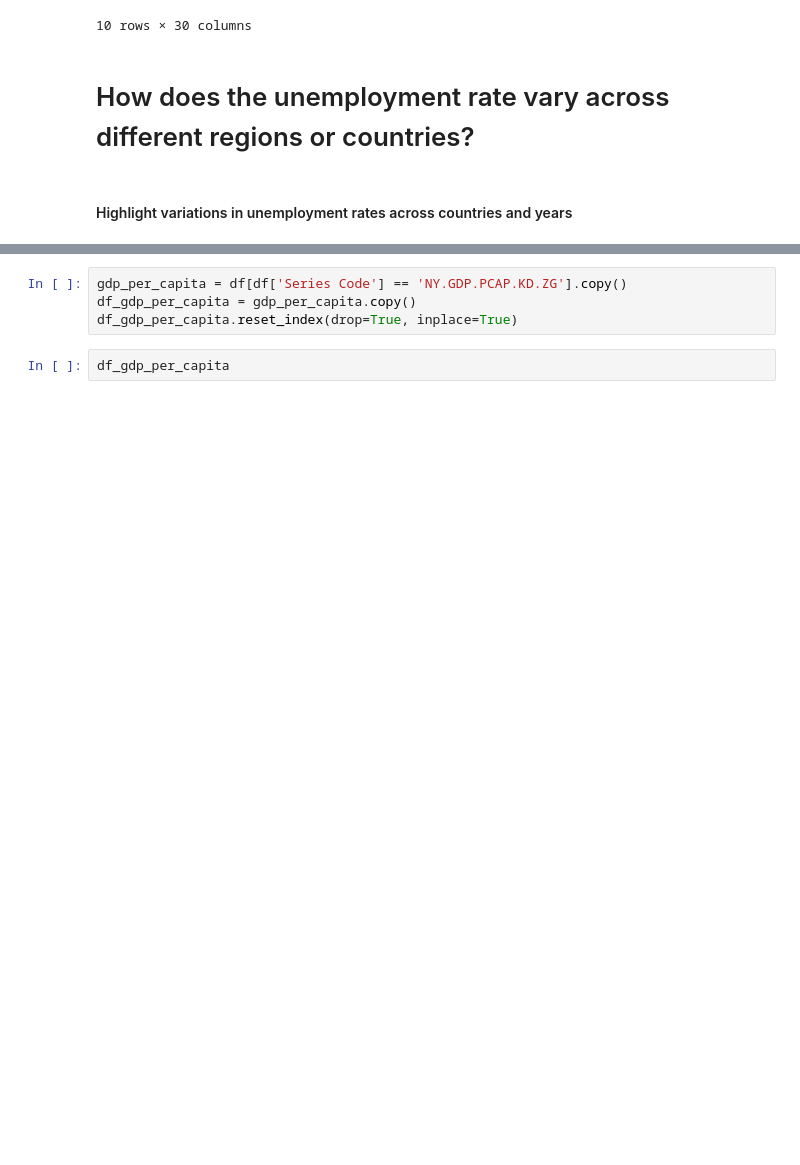
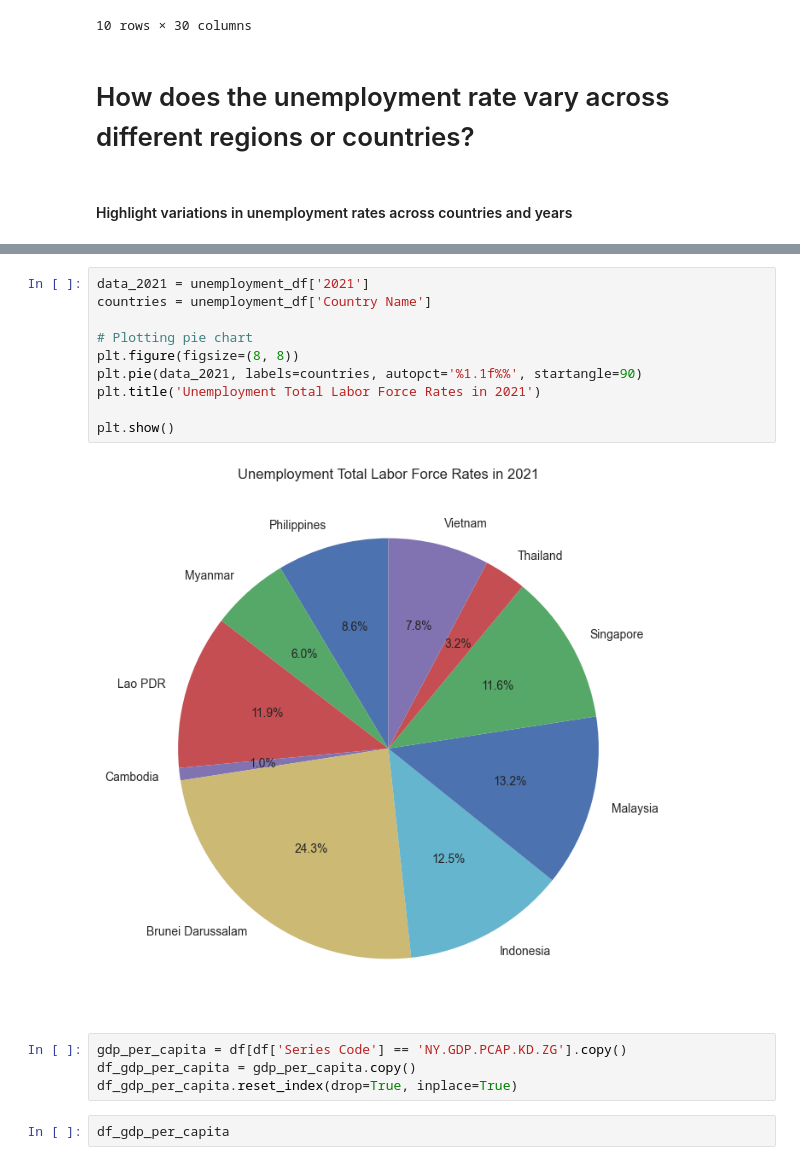
Before and after one commit to asiloprince/Economic-Indicators, a Jupyter notebook: economic_indicators.ipynb, the cells around one changed output, grey strips where cells are left out. Saved outputs shown, nothing was run; the diff lists cells and outputs as text; blank space fills up the shorter version.

```diff
--- a/economic_indicators.ipynb
+++ b/economic_indicators.ipynb
@@ -223,3 +223,15 @@ plt.show()
+# %%
+data_2021 = unemployment_df['2021']
+countries = unemployment_df['Country Name']
+
+# Plotting pie chart
+plt.figure(figsize=(8, 8))
+plt.pie(data_2021, labels=countries, autopct='%1.1f%%', startangle=90)
+plt.title('Unemployment Total Labor Force Rates in 2021')
+
+plt.show()
+# %% [output]
+[figure, added]
 # %%
 gdp_per_capita = df[df['Series Code'] == 'NY.GDP.PCAP.KD.ZG'].copy()
 df_gdp_per_capita = gdp_per_capita.copy()
```
Also changed, not shown: parts of 37 cells of this notebook, 1 other file.
